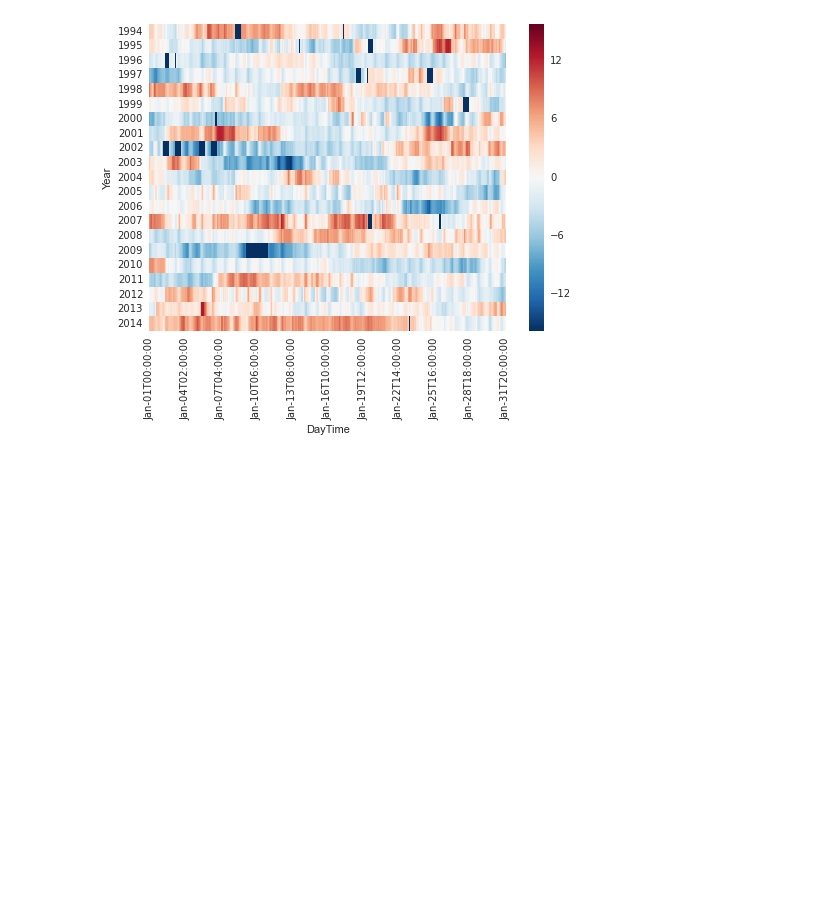
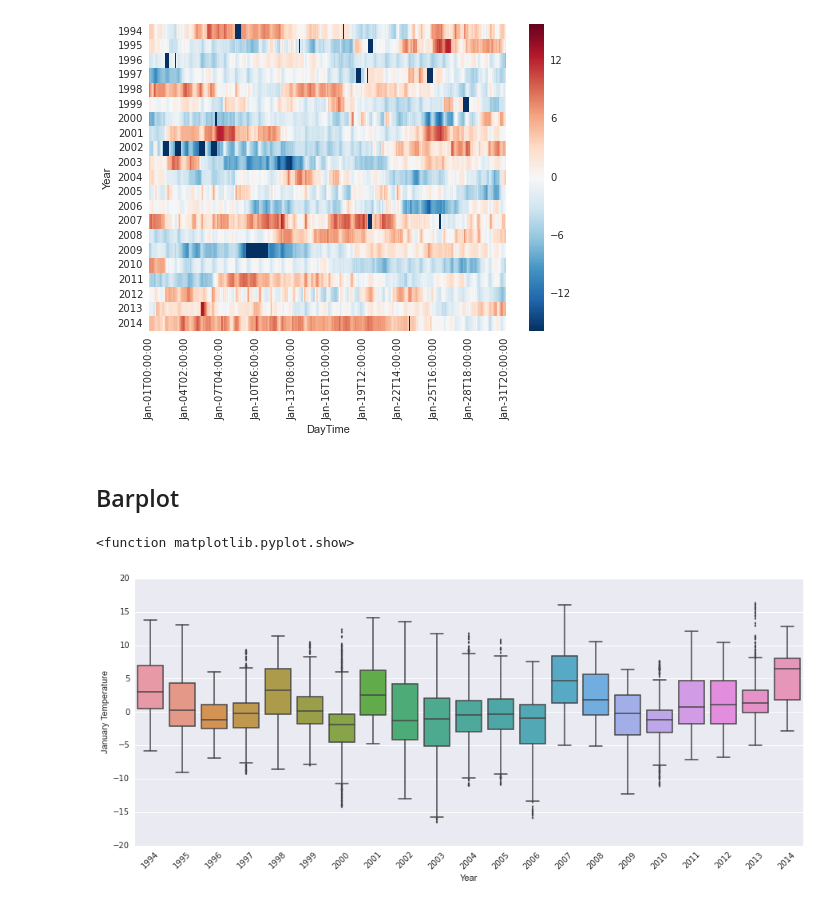
Before and after one commit to bkazic/WeatherAnalysis, a Jupyter notebook: Weather - January data (ARSO).ipynb, the cells around one changed output. Drawn from its saved outputs; the diff is of its cells as text; code cells hidden in the pictures; blank space fills up the shorter version.

```diff
--- a/Weather - January data (ARSO).ipynb
+++ b/Weather - January data (ARSO).ipynb
@@ -189,3 +186,22 @@ sns.heatmap(diff.T, linewidths=0, cmap="RdBu_r" ,xticklabels=xticks) # Plot temp
 # %% [output]
 <matplotlib.axes._subplots.AxesSubplot at 0x...>
 [figure]
+# %% [markdown]
+## Barplot
+# %%
+weather_data = pd.read_csv(".\data\weather_jan.csv", encoding='cp1250', parse_dates=[0], dayfirst=True)
+
+weather_data["DayTime"] = weather_data['datetime'].apply(lambda x: pd.to_datetime(x.strftime('%b-%dT%H:%M:%S'), format="%b-%dT%H:%M:%S"))
+weather_data["Year"] = weather_data['datetime'].apply(lambda x: x.year)
+#weather_data.pivot(weather_data['DayTime'], weather_data['Year'], 'T')
+
+temperature = pd.DataFrame.pivot_table(weather_data, index=['DayTime'], columns=['Year'], values='T')
+
+plt.figure(figsize=(15,6))
+plt.xticks(rotation=45)
+sns.boxplot(temperature.loc[:, range(1994,2015)])
+plt.ylabel("January Temperature")
+plt.show
+# %% [output]
+<function matplotlib.pyplot.show>
+[figure, added]
```
Also changed, not shown: parts of 4 cells of this notebook.
